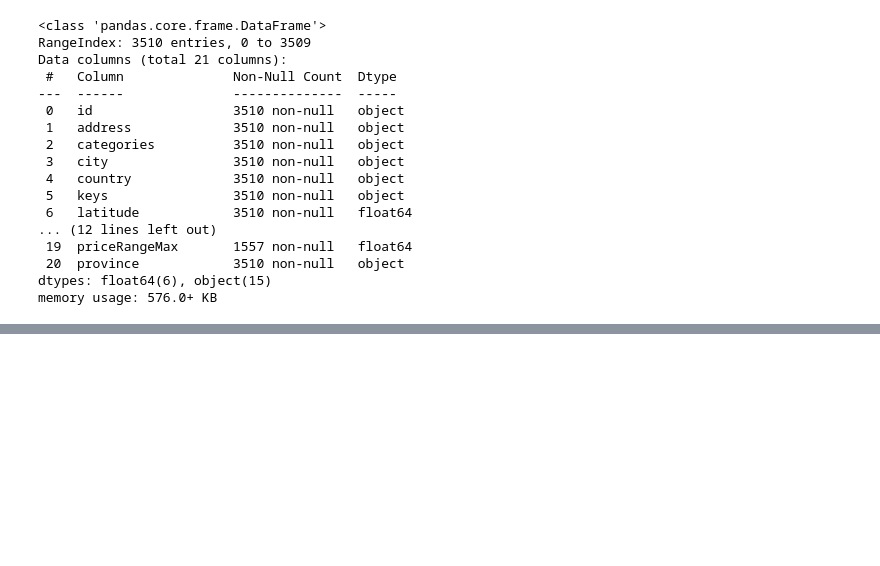
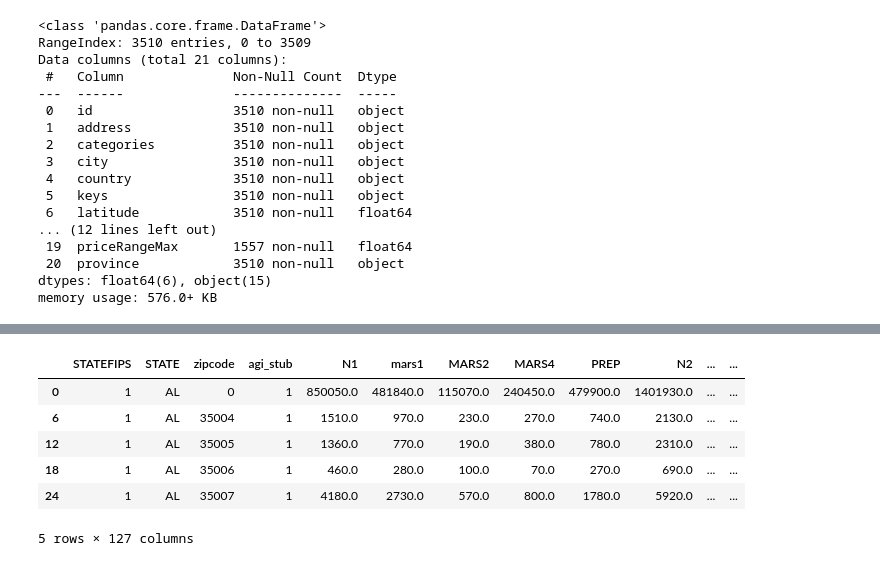
Before and after one commit to VasuVaishnav/Pizza-Data-Analysis, a Jupyter notebook: Pizza_Analysis.ipynb, the cells around one changed output, grey strips where cells are left out. Saved outputs shown, nothing was run; the diff lists cells and outputs as text; code cells hidden in the pictures; blank space fills up the shorter version.

```diff
--- a/Pizza_Analysis.ipynb
+++ b/Pizza_Analysis.ipynb
@@ -69,0 +230,12 @@ memory usage: 576.0+ KB
+# %%
+# drop duplicates
+zipcode = zipcode.drop_duplicates(['zipcode'])
+zipcode.head()
+# %% [output]
+|  | STATEFIPS | STATE | zipcode | agi_stub | N1 | mars1 | MARS2 | MARS4 | PREP | N2 | ... | ... |
+| 0 | 1 | AL | 0 | 1 | 850050.0 | 481840.0 | 115070.0 | 240450.0 | 479900.0 | 1401930.0 | ... | ... |
+| 6 | 1 | AL | 35004 | 1 | 1510.0 | 970.0 | 230.0 | 270.0 | 740.0 | 2130.0 | ... | ... |
+| 12 | 1 | AL | 35005 | 1 | 1360.0 | 770.0 | 190.0 | 380.0 | 780.0 | 2310.0 | ... | ... |
+| 18 | 1 | AL | 35006 | 1 | 460.0 | 280.0 | 100.0 | 70.0 | 270.0 | 690.0 | ... | ... |
+| 24 | 1 | AL | 35007 | 1 | 4180.0 | 2730.0 | 570.0 | 800.0 | 1780.0 | 5920.0 | ... | ... |
+5 rows × 127 columns
```
Also changed, not shown: parts of 38 cells of this notebook.
